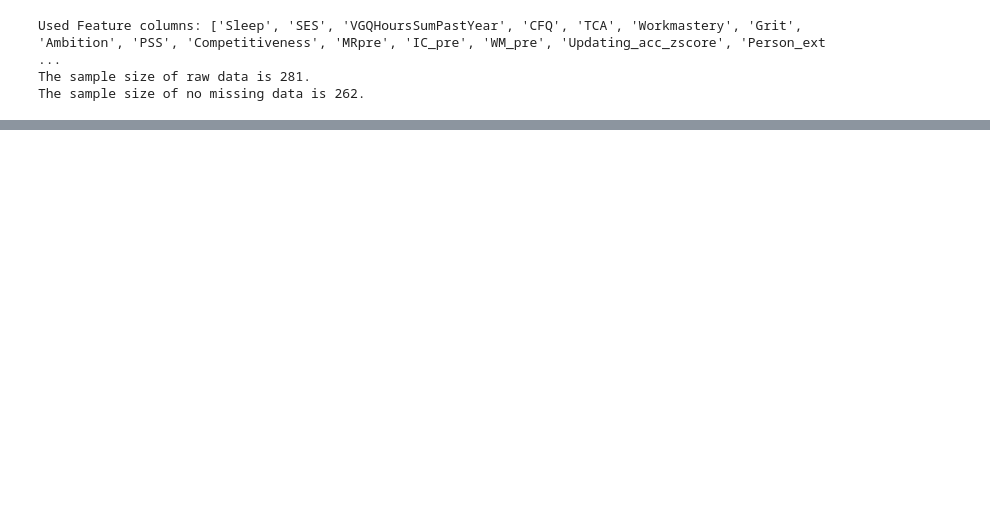
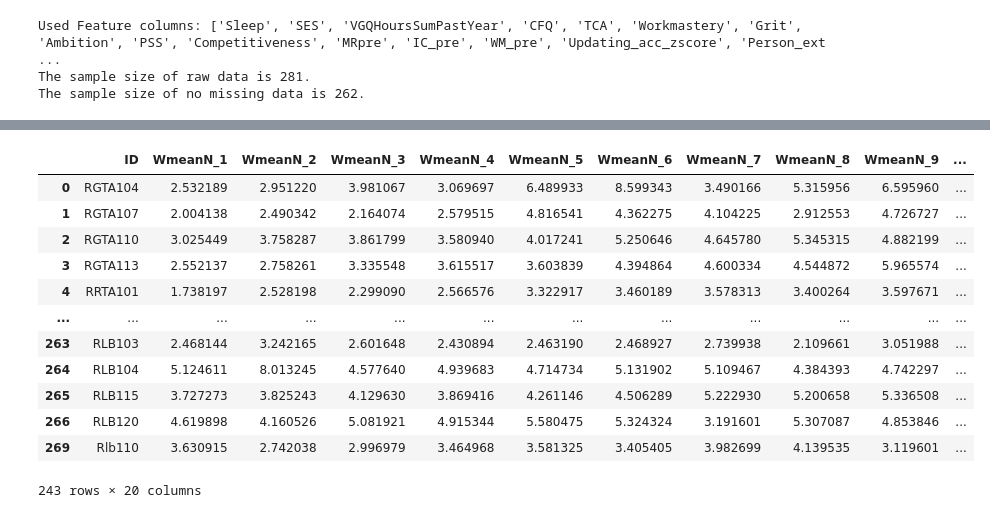
Before and after one commit to YiFeng/IndividualDifference, a Jupyter notebook: individual_differences_ml.ipynb, the cells around one changed output, grey strips where cells are left out. Drawn from its saved outputs; the diff is of its cells as text; code cells hidden in the pictures; blank space fills up the shorter version.

Commit message:
add clustering and modified intervention data processor

```diff
--- a/individual_differences_ml.ipynb
+++ b/individual_differences_ml.ipynb
@@ -56,0 +19,14 @@ See the caveats in the documentation: https://pandas.pydata.org/pandas-docs/stab
+# %%
+import regressor as reg
+import cluster as clu
+import intervention_data_preprocessing as idp
+int_test = idp.InterventionProcessor(data_no_missing)
+int_test.basic_analyze()
+piece_lin_reg = reg.PiecewiselinRegressor(['knot', 'slope1', 'slope2'])
+int_test.register_regressor(piece_lin_reg)
+int_test.fit()
+# int_test.mark_outlier(['max', 'std'])
+kmeans_3com = clu.Kmeans(3, ['knot', 'slope1', 'slope2'])
+em_3com = clu.EM(3, ['knot', 'slope1', 'slope2'])
+int_test.register_cluster_model(em_3com)
+int_test.cluster()
@@ -57,3 +46,19 @@ See the caveats in the documentation: https://pandas.pydata.org/pandas-docs/stab
+# %%
+int_test.data
+# %% [output]
+|  | ID | WmeanN_1 | WmeanN_2 | WmeanN_3 | WmeanN_4 | WmeanN_5 | WmeanN_6 | WmeanN_7 | WmeanN_8 | WmeanN_9 | ... |
+| 0 | RGTA104 | 2.532189 | 2.951220 | 3.981067 | 3.069697 | 6.489933 | 8.599343 | 3.490166 | 5.315956 | 6.595960 | ... |
+| 1 | RGTA107 | 2.004138 | 2.490342 | 2.164074 | 2.579515 | 4.816541 | 4.362275 | 4.104225 | 2.912553 | 4.726727 | ... |
+| 2 | RGTA110 | 3.025449 | 3.758287 | 3.861799 | 3.580940 | 4.017241 | 5.250646 | 4.645780 | 5.345315 | 4.882199 | ... |
+| 3 | RGTA113 | 2.552137 | 2.758261 | 3.335548 | 3.615517 | 3.603839 | 4.394864 | 4.600334 | 4.544872 | 5.965574 | ... |
+| 4 | RRTA101 | 1.738197 | 2.528198 | 2.299090 | 2.566576 | 3.322917 | 3.460189 | 3.578313 | 3.400264 | 3.597671 | ... |
+| ... | ... | ... | ... | ... | ... | ... | ... | ... | ... | ... | ... |
+| 263 | RLB103 | 2.468144 | 3.242165 | 2.601648 | 2.430894 | 2.463190 | 2.468927 | 2.739938 | 2.109661 | 3.051988 | ... |
+| 264 | RLB104 | 5.124611 | 8.013245 | 4.577640 | 4.939683 | 4.714734 | 5.131902 | 5.109467 | 4.384393 | 4.742297 | ... |
+| 265 | RLB115 | 3.727273 | 3.825243 | 4.129630 | 3.869416 | 4.261146 | 4.506289 | 5.222930 | 5.200658 | 5.336508 | ... |
+| 266 | RLB120 | 4.619898 | 4.160526 | 5.081921 | 4.915344 | 5.580475 | 5.324324 | 3.191601 | 5.307087 | 4.853846 | ... |
+| 269 | Rlb110 | 3.630915 | 2.742038 | 2.996979 | 3.464968 | 3.581325 | 3.405405 | 3.982699 | 4.139535 | 3.119601 | ... |
+243 rows × 20 columns
 # %% [markdown]
 <a style='text-decoration:none;line-height:16px;display:flex;color:#5B5B62;padding:10px;justify-content:end;' href='https://deepnote.com?utm_source=created-in-deepnote-cell&projectId=6b8ead81-70bf-4d6b-bd50-8194f8f72b46' target="_blank">
 <img style='display:inline;max-height:16px;margin:0px;margin-right:7.5px;' src='embedded-picture-1' > </img>
```
Also changed, not shown: parts of 5 cells of this notebook, 3 other files.
